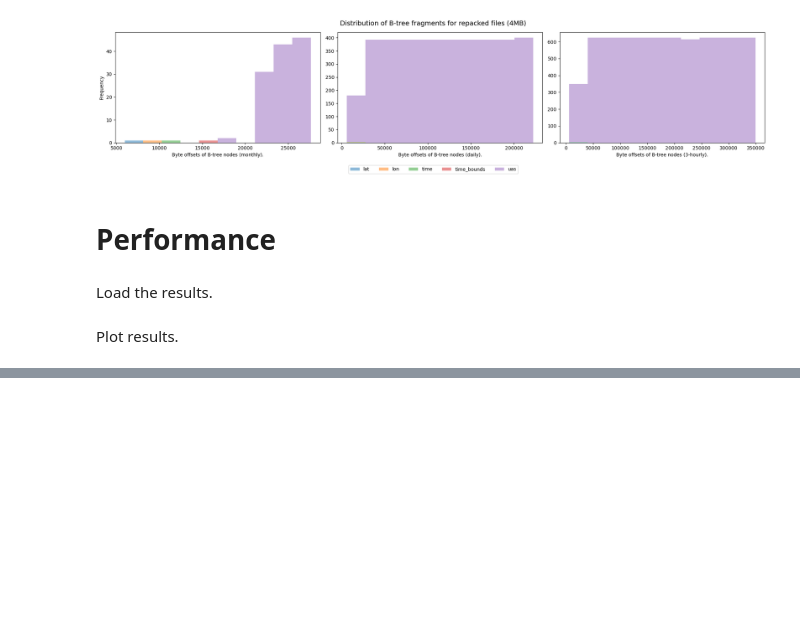
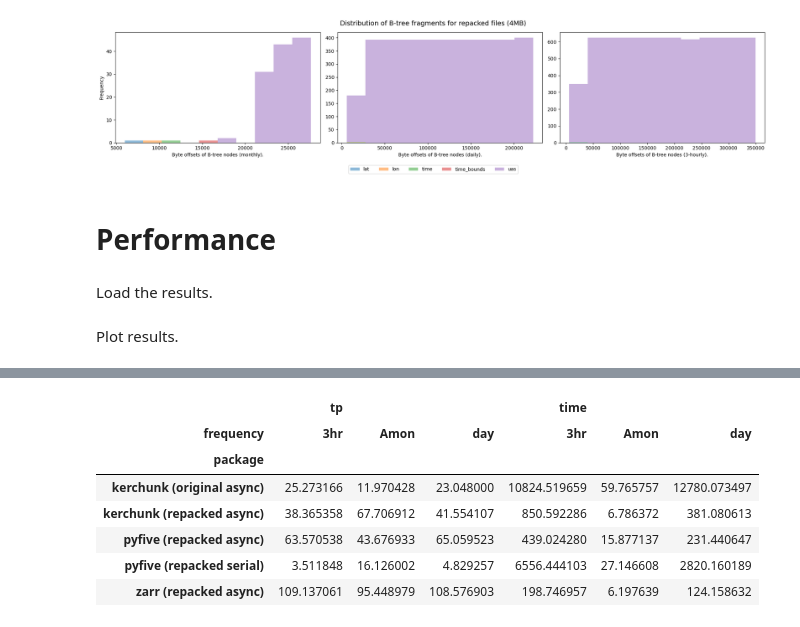
Before and after one commit to zequihg50/new-insights-netcdf, a Jupyter notebook: results.ipynb, the cells around one changed output, grey strips where cells are left out. Cells and saved outputs as stored; diff of their text form; code cells hidden in the pictures; blank space fills up the shorter version.

```diff
--- a/results.ipynb
+++ b/results.ipynb
@@ -146,0 +131,14 @@ g.fig.savefig("test.pdf", bbox_inches="tight")
+# %%
+tp = df[df["name"]=="load"][["package", "frequency", "tp"]].groupby(["package", "frequency"]).mean().reset_index()
+time = df[df["name"]=="load"][["package", "frequency", "time"]].groupby(["package", "frequency"]).mean().reset_index()
+
+tp.set_index(["package", "frequency"]).join(time.set_index(["package", "frequency"])).reset_index().pivot(index="package", columns="frequency", values=["tp", "time"])
+# %% [output]
+|  | tp |  |  | time |  |  |
+| frequency | 3hr | Amon | day | 3hr | Amon | day |
+| package |  |  |  |  |  |  |
+| kerchunk (original async) | 25.273166 | 11.970428 | 23.048000 | 10824.519659 | 59.765757 | 12780.073497 |
+| kerchunk (repacked async) | 38.365358 | 67.706912 | 41.554107 | 850.592286 | 6.786372 | 381.080613 |
+| pyfive (repacked async) | 63.570538 | 43.676933 | 65.059523 | 439.024280 | 15.877137 | 231.440647 |
+| pyfive (repacked serial) | 3.511848 | 16.126002 | 4.829257 | 6556.444103 | 27.146608 | 2820.160189 |
+| zarr (repacked async) | 109.137061 | 95.448979 | 108.576903 | 198.746957 | 6.197639 | 124.158632 |
```
Also changed, not shown: parts of 6 cells of this notebook, 1 other file.
